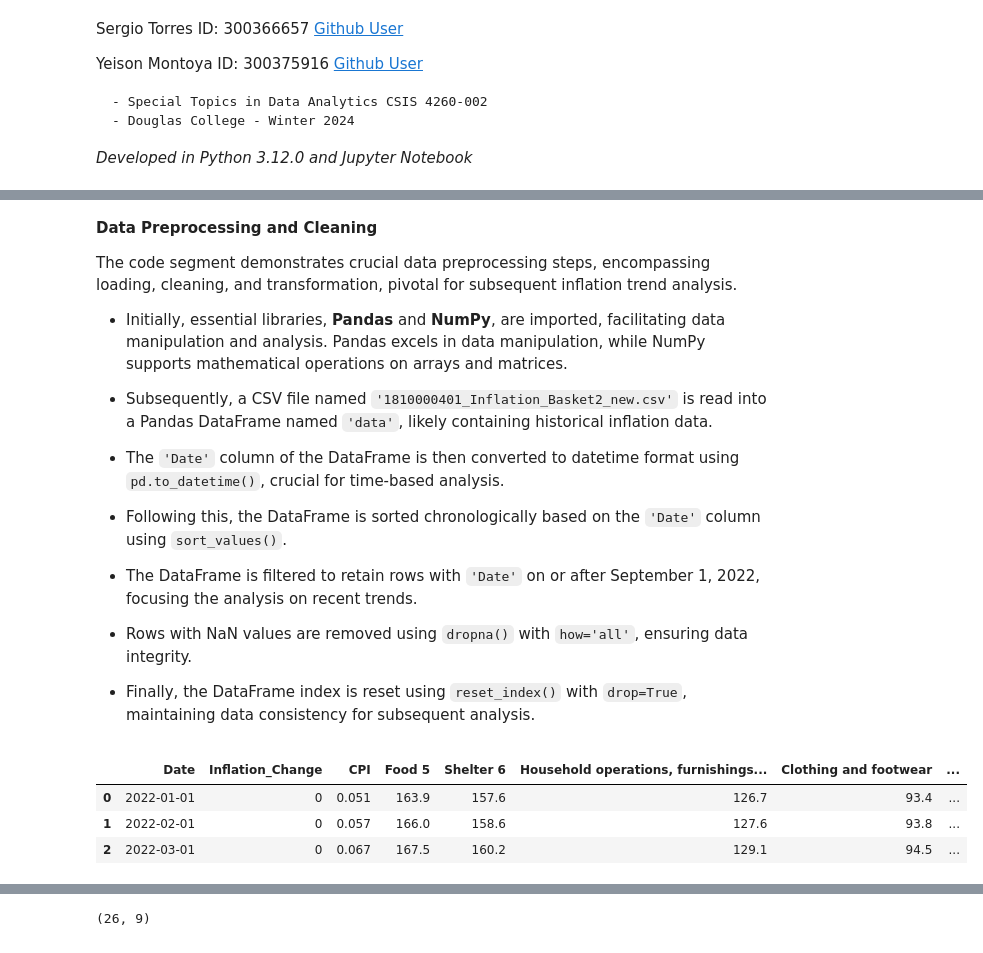
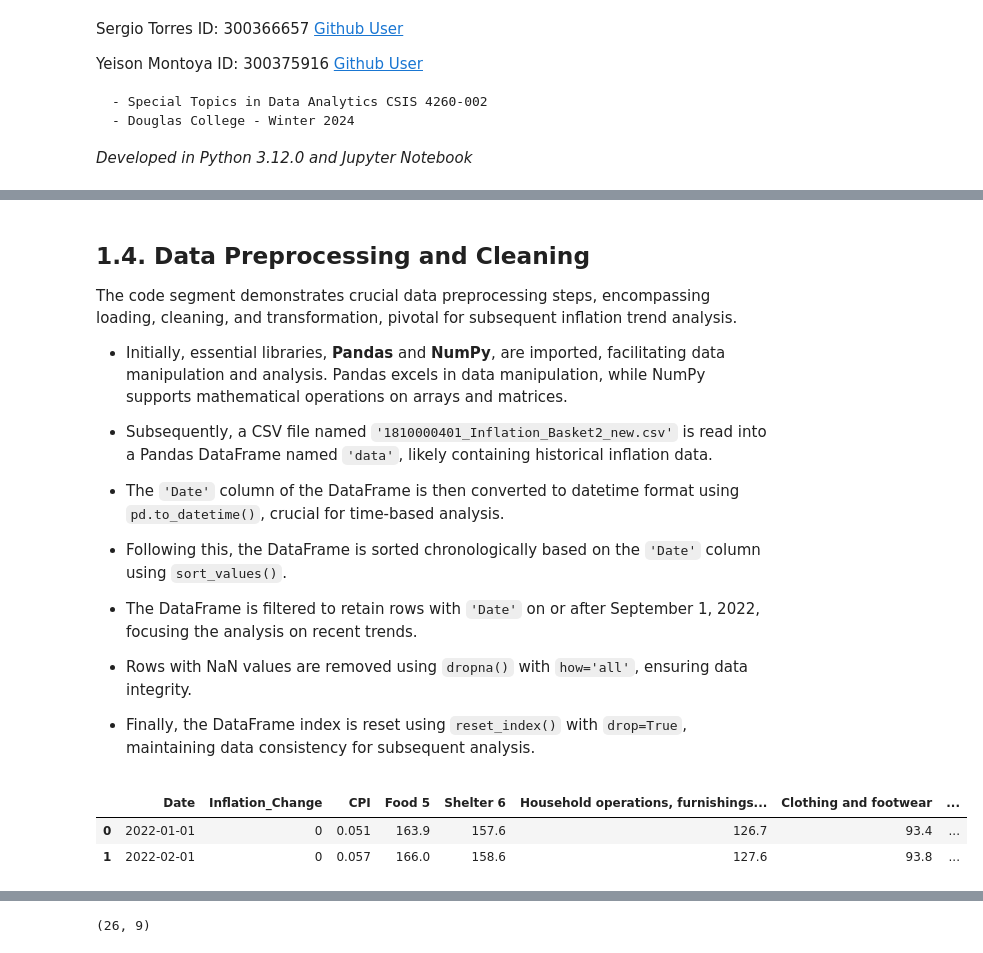
Before and after one commit to yeisonmontoya1815/Machine-Learning_Prediction_CAN_Inflation, a Jupyter notebook: 1. Prediction CAN Inflation.ipynb, the cells around one changed output, grey strips where cells are left out. Cells and saved outputs as stored; diff of their text form; code cells hidden in the pictures.

```diff
--- a/1. Prediction CAN Inflation.ipynb
+++ b/1. Prediction CAN Inflation.ipynb
@@ -72,7 +72,7 @@ The Consumer Price Index (CPI) measures the variation in prices paid by Canadian
 
 ![image.png](attachment:image.png)
 # %% [markdown]
-**Data Preprocessing and Cleaning**
+## **1.4. Data Preprocessing and Cleaning**
 
 The code segment demonstrates crucial data preprocessing steps, encompassing loading, cleaning, and transformation, pivotal for subsequent inflation trend analysis.
 
@@ -92,31 +92,30 @@ The code segment demonstrates crucial data preprocessing steps, encompassing loa
 # %%
 # Import necessary libraries
 import pandas as pd
 import numpy as np
 
 # Load the dataset into a pandas DataFrame
 data = pd.read_csv('1810000401_Inflation_Basket2_new.csv')
 df = pd.DataFrame(data)
 
 # Convert the 'Date' column to datetime format for proper sorting and manipulation
 df['Date'] = pd.to_datetime(df['Date'])
 
 # Sort the DataFrame based on the 'Date' column in ascending order
 df.sort_values(by='Date', inplace=True)
 
 # Filter the DataFrame to include only rows from January 1, 2022, onwards
 df = df[df['Date'] >= '2022-01-01']
 
 # Remove all rows that contain only NaN values to clean the dataset
 df.dropna(how='all', inplace=True)
 
 # Reset the index of the DataFrame and drop the old index to maintain data integrity
 df.reset_index(drop=True, inplace=True)
 
 # Display the first few rows of the cleaned DataFrame
-df.head(3)
+df.head(2)
 # %% [output]
 |  | Date | Inflation_Change | CPI | Food 5 | Shelter 6 | Household operations, furnishings... | Clothing and footwear | ... |
 | 0 | 2022-01-01 | 0 | 0.051 | 163.9 | 157.6 | 126.7 | 93.4 | ... |
 | 1 | 2022-02-01 | 0 | 0.057 | 166.0 | 158.6 | 127.6 | 93.8 | ... |
-| 2 | 2022-03-01 | 0 | 0.067 | 167.5 | 160.2 | 129.1 | 94.5 | ... |
```
Also changed, not shown: parts of 37 cells of this notebook, 1 other file.
